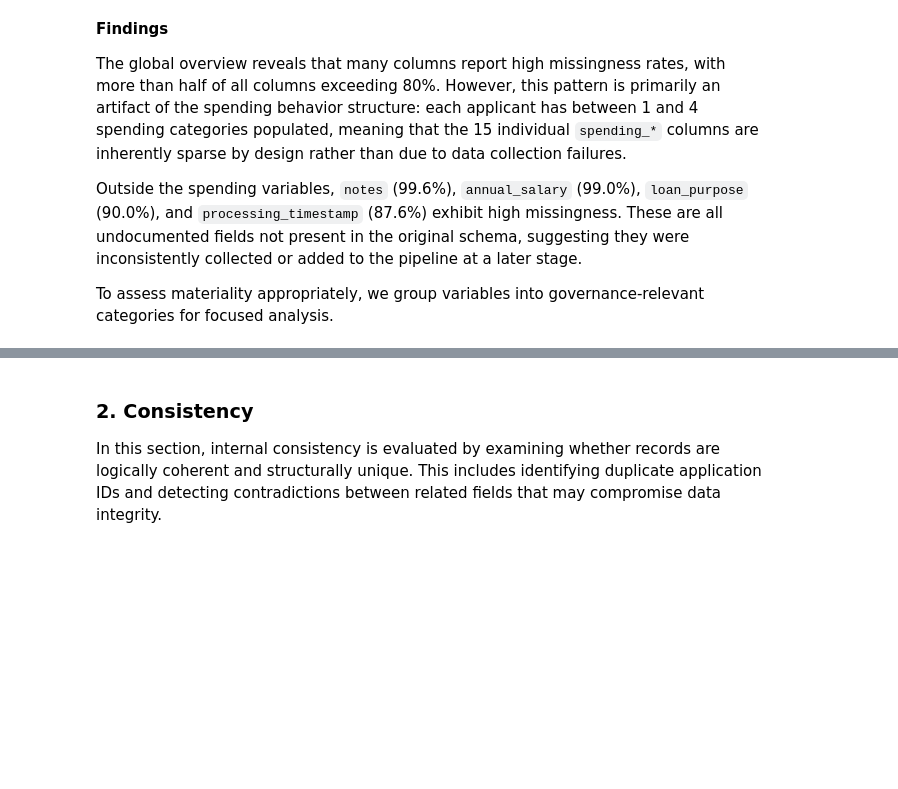
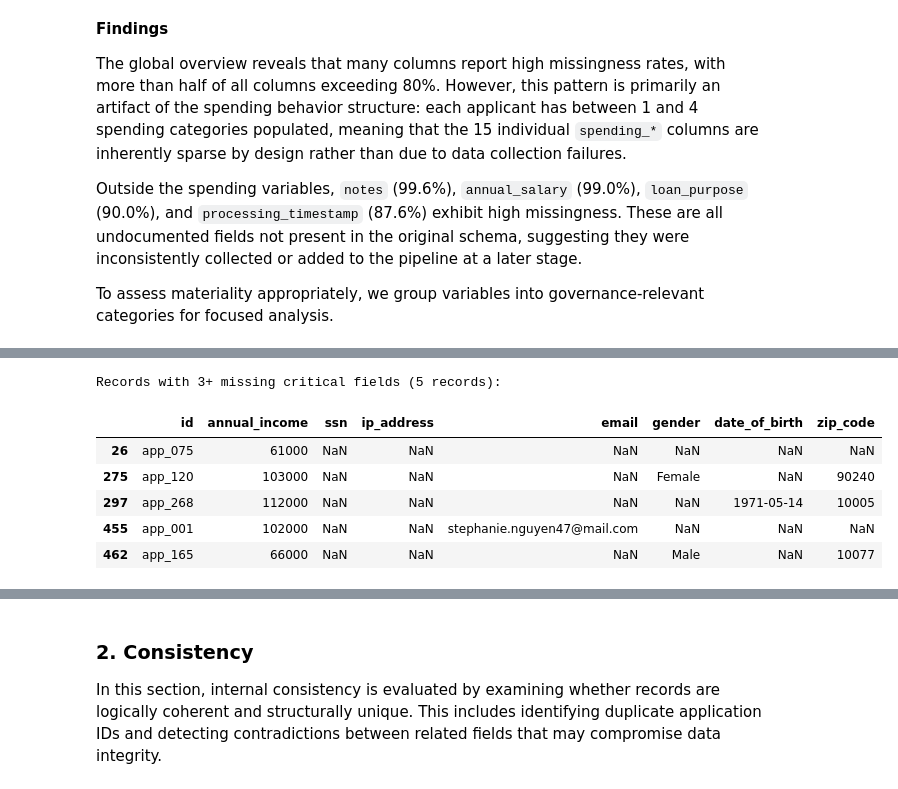
Before and after one commit to mchlkan/dego-2606-group3, a Jupyter notebook: notebooks/01-data-quality.ipynb, the cells around one changed output, grey strips where cells are left out. Drawn from its saved outputs; the diff is of its cells as text; code cells hidden in the pictures; blank space fills up the shorter version.

Commit message:
analysis/fix: restored changes made in 01-data-quality due to wrongful push

```diff
--- a/notebooks/01-data-quality.ipynb
+++ b/notebooks/01-data-quality.ipynb
@@ -477,0 +486,12 @@ Overall, completeness risk is assessed as **Moderate**, driven primarily by meta
+# %%
+# co-occurrence analysis: how many critical fields are missing per record
+critical_fields = ["annual_income", "ssn", "ip_address", "email", "gender", "date_of_birth", "zip_code"]
+
+missing_per_record = df[critical_fields].isna().sum(axis=1)
+
+co_occurrence = missing_per_record.value_counts().sort_index().to_frame("record_count")
+co_occurrence.index.name = "missing_fields"
+co_occurrence["pct"] = (co_occurrence["record_count"] / len(df) * 100).round(2)
+
+print("Distribution of missing critical fields per record:")
+display(co_occurrence)
@@ -477,0 +508,14 @@ Overall, completeness risk is assessed as **Moderate**, driven primarily by meta
+# %%
+# inspect records with 3 or more missing critical fields
+high_missing = df[missing_per_record >= 3][["id"] + critical_fields]
+
+print(f"Records with 3+ missing critical fields ({len(high_missing)} records):")
+display(high_missing)
+# %% [output]
+Records with 3+ missing critical fields (5 records):
+|  | id | annual_income | ssn | ip_address | email | gender | date_of_birth | zip_code |
+| 26 | app_075 | 61000 | NaN | NaN | NaN | NaN | NaN | NaN |
+| 275 | app_120 | 103000 | NaN | NaN | NaN | Female | NaN | 90240 |
+| 297 | app_268 | 112000 | NaN | NaN | NaN | NaN | 1971-05-14 | 10005 |
+| 455 | app_001 | 102000 | NaN | NaN | stephanie.nguyen47@mail.com | NaN | NaN | NaN |
+| 462 | app_165 | 66000 | NaN | NaN | NaN | Male | NaN | 10077 |
```
Also changed, not shown: parts of 29 cells of this notebook.
